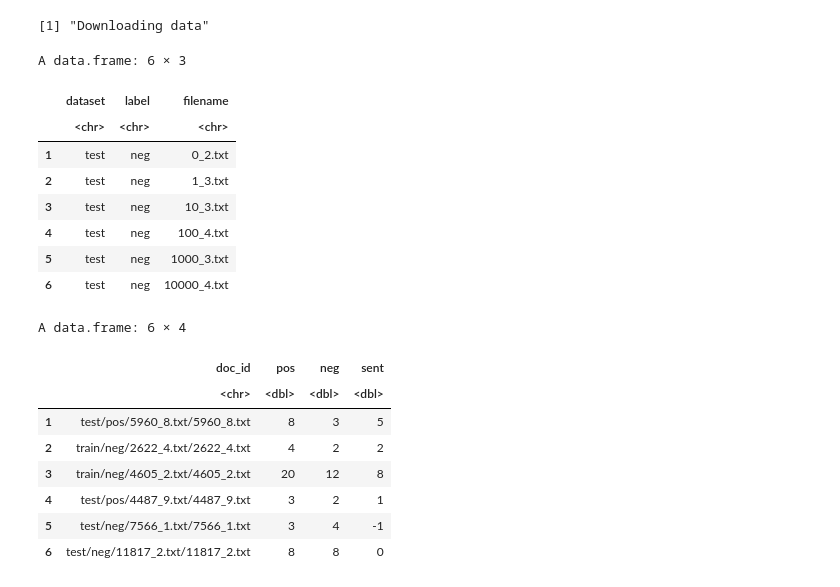
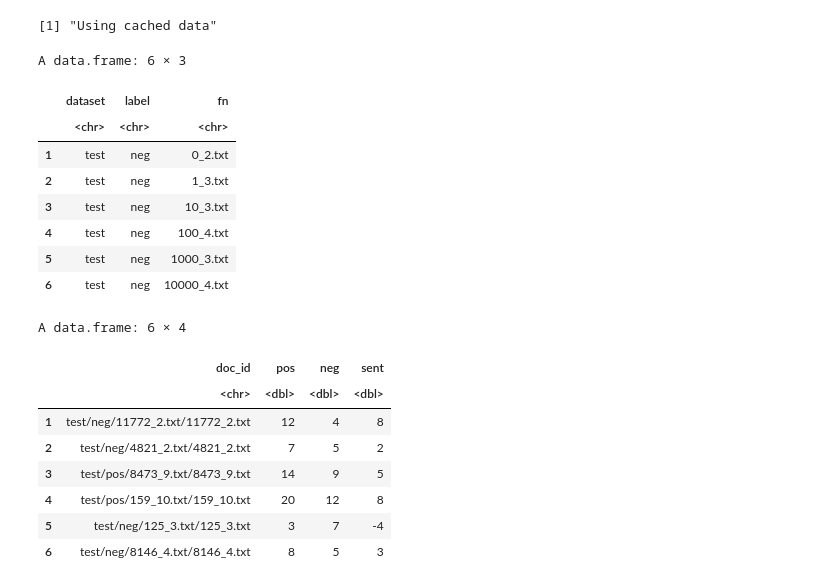
Before and after one commit to ccs-amsterdam/ccsbook, a Jupyter notebook: chapter11/dictionary_r.ipynb, the cells around one changed output. Cells and saved outputs as stored; diff of their text form; code cells hidden in the pictures.

```diff
--- a/chapter11/dictionary_r.ipynb
+++ b/chapter11/dictionary_r.ipynb
@@ -43,20 +23,26 @@ if (file.exists(filename)) {
     reviewdata= readRDS(filename)
 } else {
     print("Downloading data")
-    download.file("https://cssbook.net/d/aclImdb_v1.tar.gz", "aclImdb_v1.tar.gz")
-    untar("aclImdb_v1.tar.gz")
-    reviewdata = readtext(file.path("aclImdb", "*", "*", "*.txt"),
-                          docvarsfrom = "filepaths", dvsep="[/\\]",
-                          docvarnames=c("imdb", "dataset", "label", "filename"))
-    unlink(c("aclImdb", "aclImdb_v1.tar.gz"), recursive=TRUE)
-    reviewdata = reviewdata  %>% filter(label %in% c("pos", "neg")) %>% select(-imdb)  %>% corpus()
+    fn = "aclImdb_v1.tar.gz"
+    url = glue("https://cssbook.net/d/{fn}")
+    download.file(url, fn)
+    untar(fn)
+    reviewdata = readtext(
+      file.path("aclImdb", "*", "*", "*.txt"),
+      docvarsfrom = "filepaths", dvsep="[/\\]",
+      docvarnames=c("i","dataset","label","fn"))
+    unlink(c("aclImdb", fn), recursive=TRUE)
+    reviewdata = reviewdata %>%
+      filter(label %in% c("pos", "neg")) %>%
+      select(-i) %>%
+      corpus()
     saveRDS(reviewdata, filename)
 }
 head(docvars(reviewdata))
 # %% [output]
-[1] "Downloading data"
+[1] "Using cached data"
 A data.frame: 6 × 3
-|  | dataset | label | filename |
+|  | dataset | label | fn |
 |  | <chr> | <chr> | <chr> |
 | 1 | test | neg | 0_2.txt |
 | 2 | test | neg | 1_3.txt |
@@ -65,25 +51,28 @@ A data.frame: 6 × 3
 | 5 | test | neg | 1000_3.txt |
 | 6 | test | neg | 10000_4.txt |
 # %%
-positive = scan("https://cssbook.net/d/positive.txt", what="list")
-negative = scan("https://cssbook.net/d/negative.txt", what="list")
-mydict = dictionary(list(pos=positive, neg=negative))
+poswords = "https://cssbook.net/d/positive.txt"
+negwords = "https://cssbook.net/d/negative.txt"
+pos = scan(poswords, what="list")
+neg = scan(negwords, what="list")
+sentimentdict = dictionary(list(pos=pos, neg=neg))
 
 
-# let"s select only the first 100 reviews for now to speed things up
-
+# For speed, we only take the first 100 reviews
 scores = corpus_sample(reviewdata, 100)  %>%
-  dfm(dictionary=mydict) %>%
+  tokens() %>%
+  dfm() %>%
+  dfm_lookup(sentimentdict) %>%
   convert(to="data.frame")  %>%
   mutate(sent = pos - neg)
 head(scores)
 # %% [output]
 A data.frame: 6 × 4
 |  | doc_id | pos | neg | sent |
 |  | <chr> | <dbl> | <dbl> | <dbl> |
-| 1 | test/pos/5960_8.txt/5960_8.txt | 8 | 3 | 5 |
-| 2 | train/neg/2622_4.txt/2622_4.txt | 4 | 2 | 2 |
-| 3 | train/neg/4605_2.txt/4605_2.txt | 20 | 12 | 8 |
-| 4 | test/pos/4487_9.txt/4487_9.txt | 3 | 2 | 1 |
-| 5 | test/neg/7566_1.txt/7566_1.txt | 3 | 4 | -1 |
-| 6 | test/neg/11817_2.txt/11817_2.txt | 8 | 8 | 0 |
+| 1 | test/neg/11772_2.txt/11772_2.txt | 12 | 4 | 8 |
+| 2 | test/neg/4821_2.txt/4821_2.txt | 7 | 5 | 2 |
+| 3 | test/pos/8473_9.txt/8473_9.txt | 14 | 9 | 5 |
+| 4 | test/pos/159_10.txt/159_10.txt | 20 | 12 | 8 |
+| 5 | test/neg/125_3.txt/125_3.txt | 3 | 7 | -4 |
+| 6 | test/neg/8146_4.txt/8146_4.txt | 8 | 5 | 3 |
```
Also changed, not shown: parts of 2 cells of this notebook, 6 other files.
